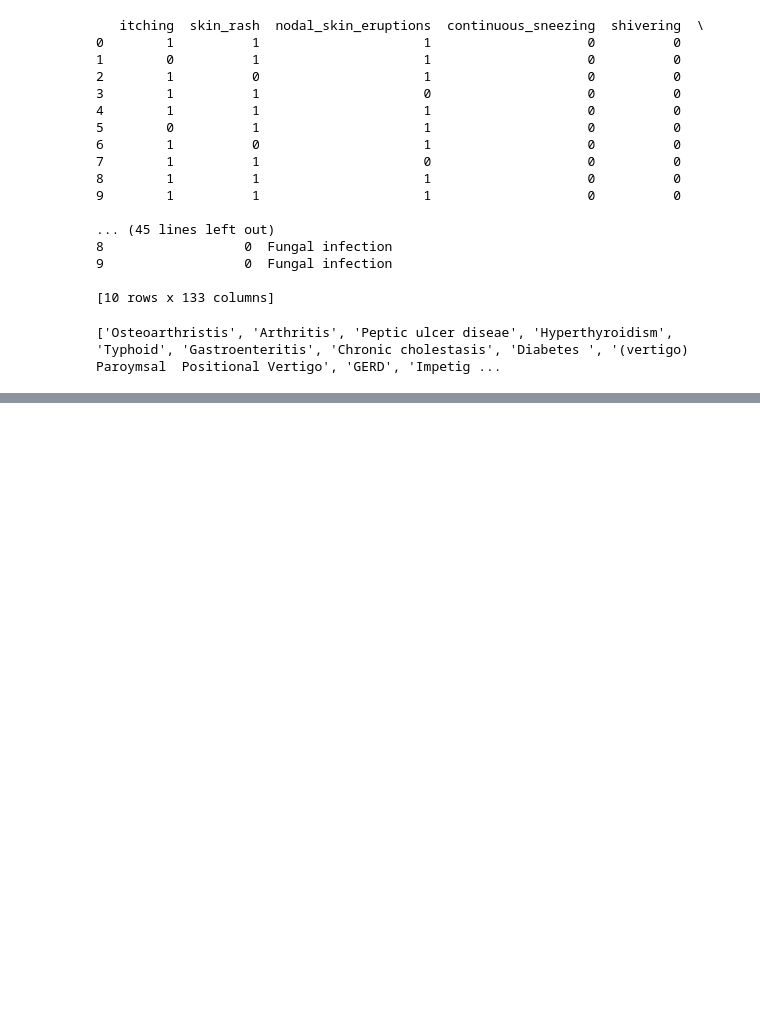
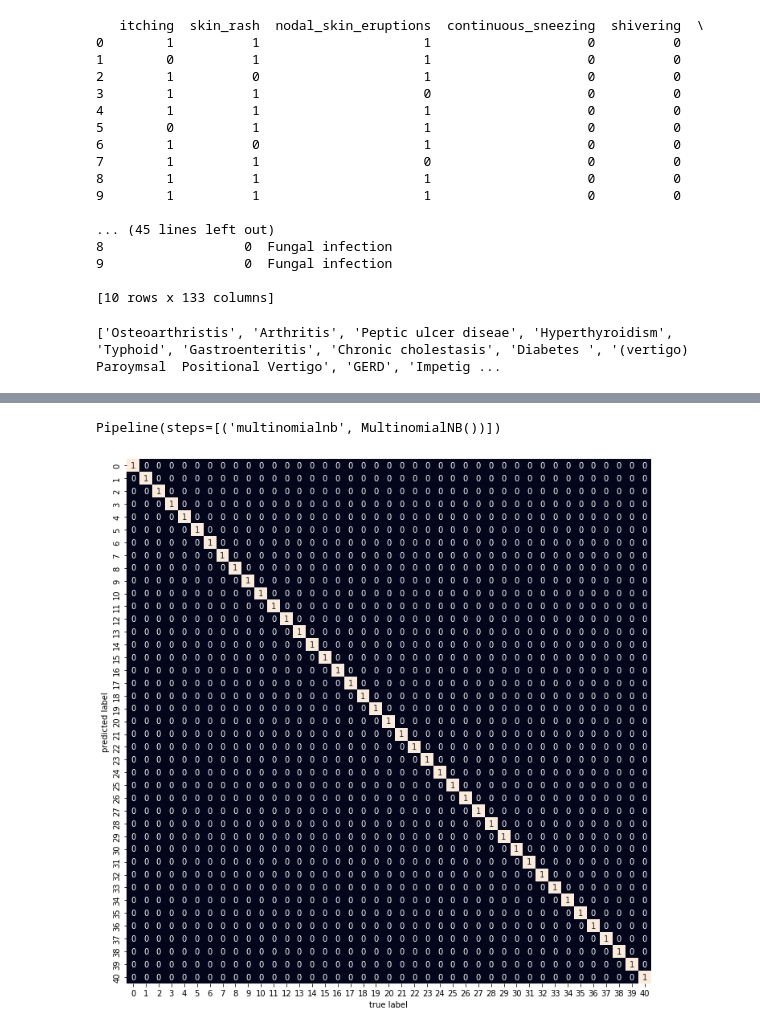
Before and after one commit to vladyslavmakartet/earin_labs, a Jupyter notebook: lab7/task.ipynb, the cells around one changed output, grey strips where cells are left out. Saved outputs shown, nothing was run; the diff lists cells and outputs as text; code cells hidden in the pictures; blank space fills up the shorter version.

Commit message:
Sklearn

```diff
--- a/lab7/task.ipynb
+++ b/lab7/task.ipynb
@@ -173,0 +91,15 @@ pout = bn.inference.fit(DAG2, variables=["prognosis"], evidence=evidence)
+# %%
+from sklearn.feature_extraction.text import TfidfVectorizer
+from sklearn.naive_bayes import MultinomialNB
+from sklearn.pipeline import make_pipeline
+
+model = make_pipeline(MultinomialNB())
+# %%
+model.fit(training_set, training_labels)
+# %% [output]
+Pipeline(steps=[('multinomialnb', MultinomialNB())])
+# %%
+testing_labels = testing_set['prognosis']
+testing_set.drop("prognosis", axis=1, inplace=True)
+# %%
+labels = model.predict(testing_set)
@@ -173,0 +110,10 @@ pout = bn.inference.fit(DAG2, variables=["prognosis"], evidence=evidence)
+# %%
+from sklearn.metrics import confusion_matrix
+mat = confusion_matrix(testing_labels, labels)
+plt.figure(figsize=(15,12))
+sns.heatmap(mat.T, square=True, annot=True, fmt='d', cbar=False)
+plt.xlabel('true label')
+plt.ylabel('predicted label');
+plt.show()
+# %% [output]
+[figure, added]
```
Also changed, not shown: parts of 12 cells of this notebook.
